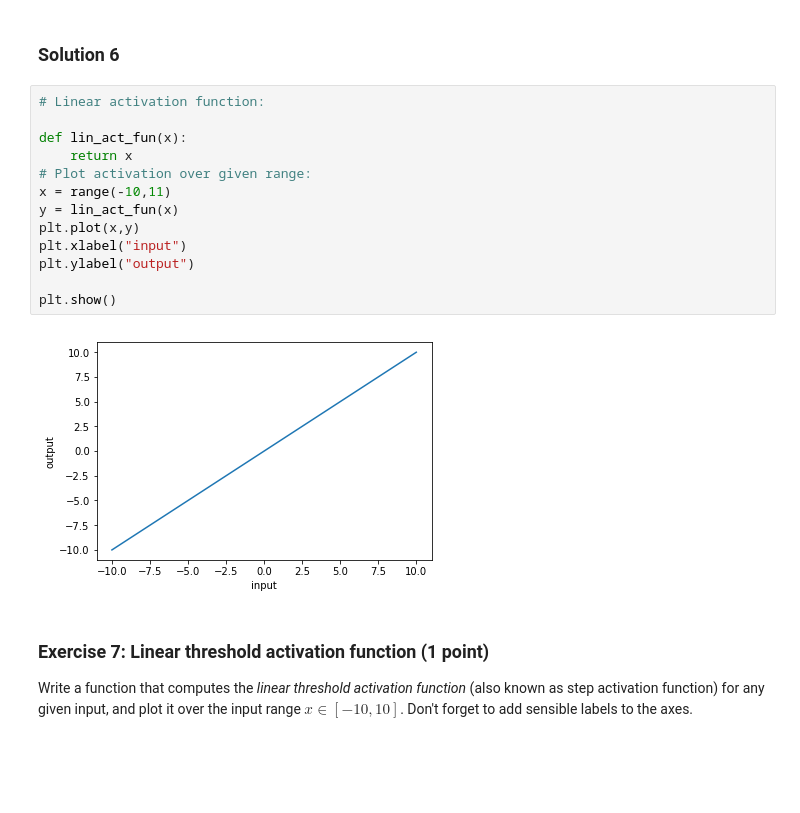
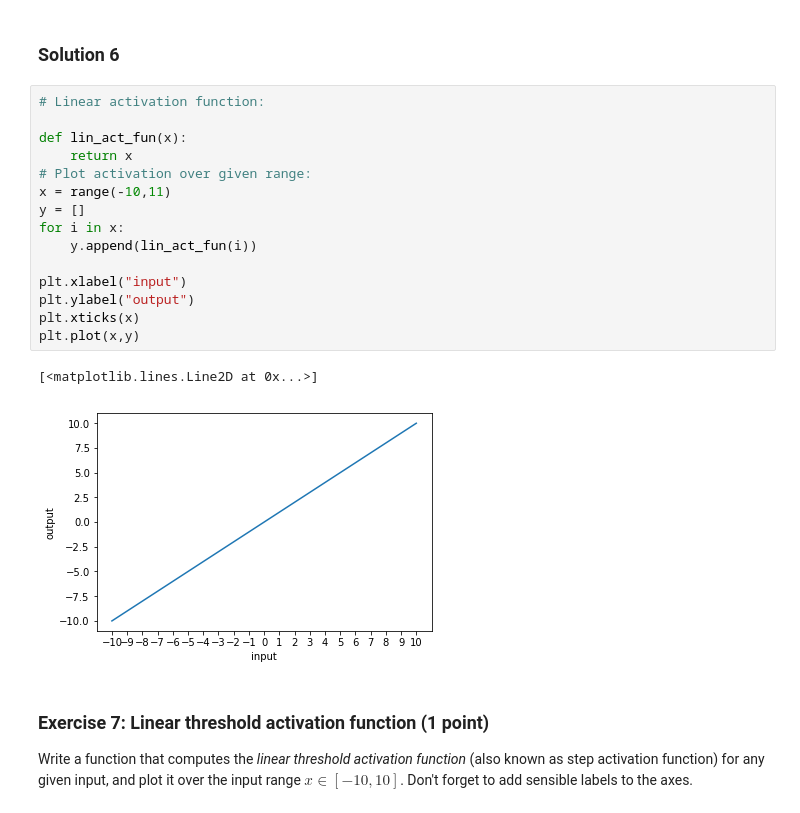
Before and after one commit to Ruaiks/NeuralNetworks, a Jupyter notebook: Chapter_01_introduction.ipynb, the cells around one changed output. Cells and saved outputs as stored; diff of their text form; blank space fills up the shorter version.

```diff
--- a/Chapter_01_introduction.ipynb
+++ b/Chapter_01_introduction.ipynb
@@ -123,18 +123,21 @@ Write a function that computes the *linear activation function* (trivial identit
 # %%
 # Linear activation function:
 
 def lin_act_fun(x):
     return x
 # Plot activation over given range:
 x = range(-10,11)
-y = lin_act_fun(x)
-plt.plot(x,y)
+y = []
+for i in x:
+    y.append(lin_act_fun(i))
+
 plt.xlabel("input")
 plt.ylabel("output")
-
-plt.show()
+plt.xticks(x)
+plt.plot(x,y)
 # %% [output]
+[<matplotlib.lines.Line2D at 0x...>]
-[figure, old version]
+[figure, new version]
 # %% [markdown]
 ### Exercise 7: Linear threshold activation function (1 point)
 Write a function that computes the *linear threshold activation function* (also known as step activation function) for any given input, and plot it over the input range $x \in [-10,10]$. Don't forget to add sensible labels to the axes.
```
Also changed, not shown: parts of 2 cells of this notebook.
